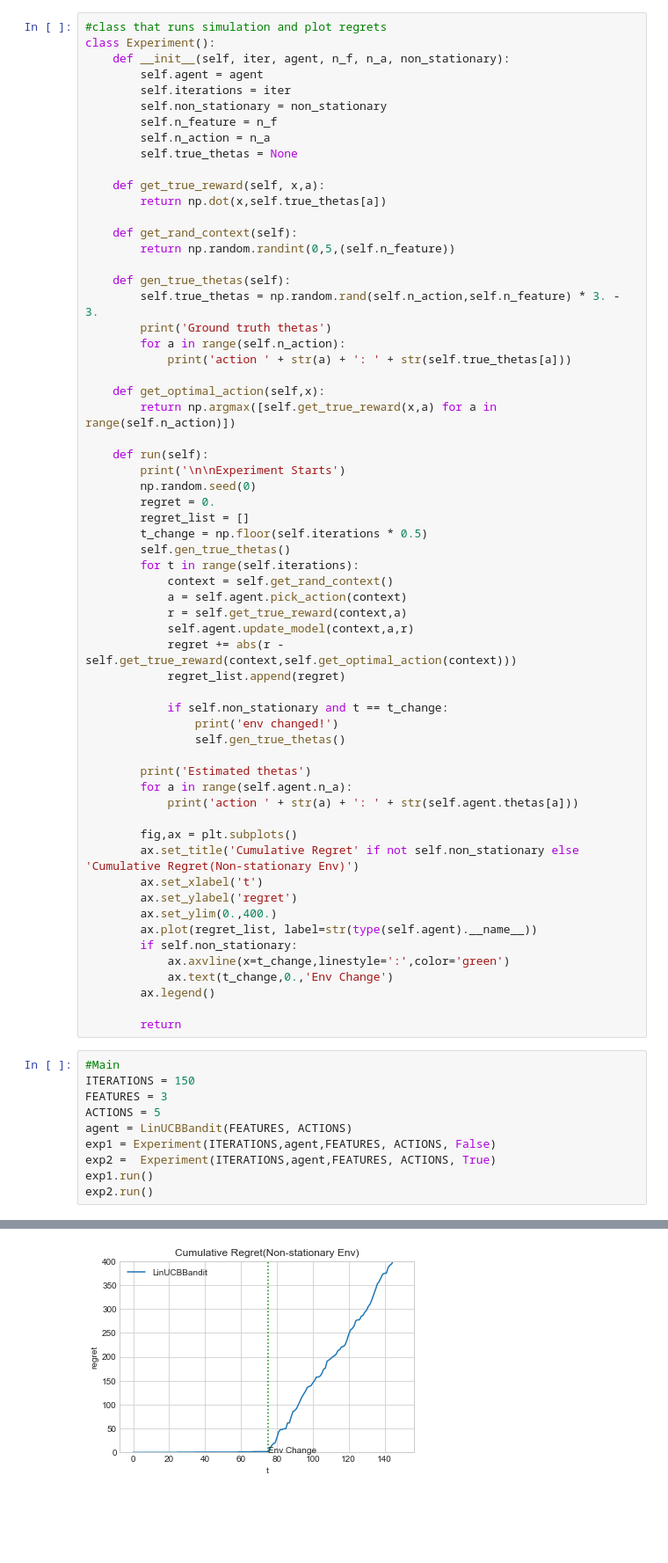
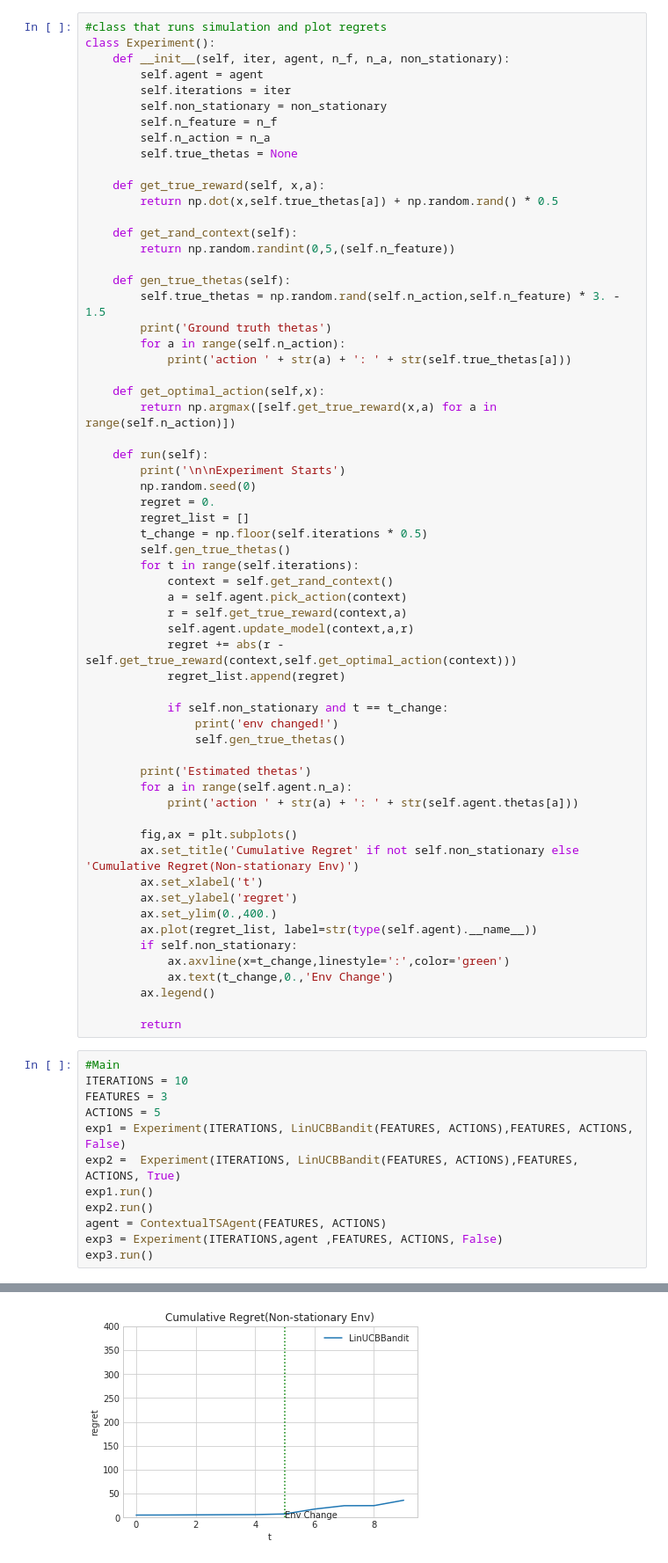
Before and after one commit to stephengou/Contextual-Multi-Armed-Bandit, a Jupyter notebook: Non-Stationary Contextual MAB.ipynb, the cells around one changed output, grey strips where cells are left out. Shown: that part at 88% size. Saved outputs shown, nothing was run; the diff lists cells and outputs as text; blank space fills up the shorter version.

Commit message:
implemented contextual bandit with thompson sampling and bayesian linear regression

```diff
--- a/Non-Stationary Contextual MAB.ipynb
+++ b/Non-Stationary Contextual MAB.ipynb
@@ -123,13 +161,13 @@ class Experiment():
         self.true_thetas = None
 
     def get_true_reward(self, x,a):
-        return np.dot(x,self.true_thetas[a])
+        return np.dot(x,self.true_thetas[a]) + np.random.rand() * 0.5
 
     def get_rand_context(self):
         return np.random.randint(0,5,(self.n_feature))
 
     def gen_true_thetas(self):
-        self.true_thetas = np.random.rand(self.n_action,self.n_feature) * 3. - 3.
+        self.true_thetas = np.random.rand(self.n_action,self.n_feature) * 3. - 1.5
         print('Ground truth thetas')
         for a in range(self.n_action):
             print('action ' + str(a) + ': ' + str(self.true_thetas[a]))
@@ -174,14 +212,16 @@ class Experiment():
         return
 # %%
 #Main
-ITERATIONS = 150
+ITERATIONS = 10
 FEATURES = 3
 ACTIONS = 5
-agent = LinUCBBandit(FEATURES, ACTIONS)
-exp1 = Experiment(ITERATIONS,agent,FEATURES, ACTIONS, False)
-exp2 =  Experiment(ITERATIONS,agent,FEATURES, ACTIONS, True)
+exp1 = Experiment(ITERATIONS, LinUCBBandit(FEATURES, ACTIONS),FEATURES, ACTIONS, False)
+exp2 =  Experiment(ITERATIONS, LinUCBBandit(FEATURES, ACTIONS),FEATURES, ACTIONS, True)
 exp1.run()
 exp2.run()
+agent = ContextualTSAgent(FEATURES, ACTIONS)
+exp3 = Experiment(ITERATIONS,agent ,FEATURES, ACTIONS, False)
+exp3.run()
 # %% [output]
 Experiment Starts
 Ground truth thetas
@@ -204 +267 @@ action 4: [-1.31082214 -0.5583639  -2.68949186]
-[figure, old version]
+[figure, new version]
```
Also changed, not shown: parts of 3 cells of this notebook.
